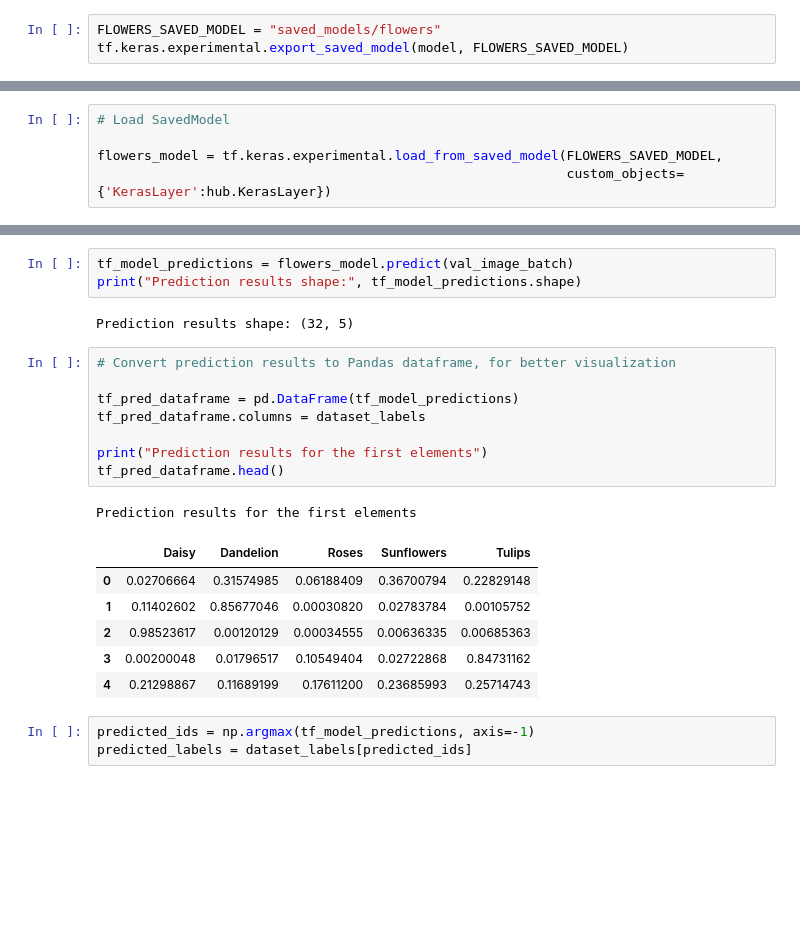
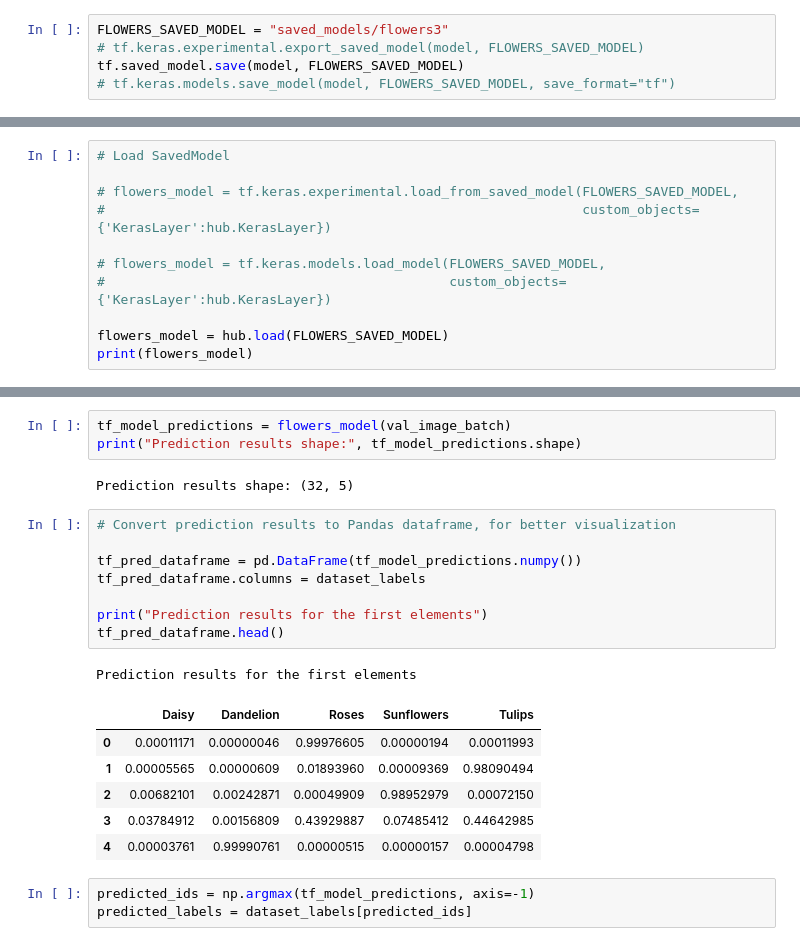
Before and after one commit to frogermcs/TFLite-Tester, a Jupyter notebook: notebooks/Testing_TFLite_model.ipynb, the cells around one changed output, grey strips where cells are left out. Drawn from its saved outputs; the diff is of its cells as text; blank space fills up the shorter version.

```diff
--- a/notebooks/Testing_TFLite_model.ipynb
+++ b/notebooks/Testing_TFLite_model.ipynb
@@ -241,6 +231,8 @@ plt.plot(hist["val_acc"])
 
 We'll save our model as TensorFlow SavedModel format. After that we'll do inference on reloaded model, so if you come with a model already trained, it'll be easier to inspect it.
 # %%
-FLOWERS_SAVED_MODEL = "saved_models/flowers"
-tf.keras.experimental.export_saved_model(model, FLOWERS_SAVED_MODEL)
+FLOWERS_SAVED_MODEL = "saved_models/flowers3"
+# tf.keras.experimental.export_saved_model(model, FLOWERS_SAVED_MODEL)
+tf.saved_model.save(model, FLOWERS_SAVED_MODEL)
+# tf.keras.models.save_model(model, FLOWERS_SAVED_MODEL, save_format="tf")
 # %% [output]
@@ -268,5 +251,11 @@ Let's load TensorFlow model from SavedModel format. Because we used custom layer
 # %%
 # Load SavedModel
 
-flowers_model = tf.keras.experimental.load_from_saved_model(FLOWERS_SAVED_MODEL,
-                                                            custom_objects={'KerasLayer':hub.KerasLayer})
+# flowers_model = tf.keras.experimental.load_from_saved_model(FLOWERS_SAVED_MODEL,
+#                                                             custom_objects={'KerasLayer':hub.KerasLayer})
+
+# flowers_model = tf.keras.models.load_model(FLOWERS_SAVED_MODEL,
+#                                            custom_objects={'KerasLayer':hub.KerasLayer})
+
+flowers_model = hub.load(FLOWERS_SAVED_MODEL)
+print(flowers_model)
@@ -286,26 +277,26 @@ Validation batch shape tells us that we have a batch of 32 images, with size and
 
 Let's calculate predictions for the entire batch.
 # %%
-tf_model_predictions = flowers_model.predict(val_image_batch)
+tf_model_predictions = flowers_model(val_image_batch)
 print("Prediction results shape:", tf_model_predictions.shape)
 # %% [output]
 Prediction results shape: (32, 5)
 # %%
 # Convert prediction results to Pandas dataframe, for better visualization
 
-tf_pred_dataframe = pd.DataFrame(tf_model_predictions)
+tf_pred_dataframe = pd.DataFrame(tf_model_predictions.numpy())
 tf_pred_dataframe.columns = dataset_labels
 
 print("Prediction results for the first elements")
 tf_pred_dataframe.head()
 # %% [output]
 Prediction results for the first elements
 |  | Daisy | Dandelion | Roses | Sunflowers | Tulips |
-| 0 | 0.02706664 | 0.31574985 | 0.06188409 | 0.36700794 | 0.22829148 |
-| 1 | 0.11402602 | 0.85677046 | 0.00030820 | 0.02783784 | 0.00105752 |
-| 2 | 0.98523617 | 0.00120129 | 0.00034555 | 0.00636335 | 0.00685363 |
-| 3 | 0.00200048 | 0.01796517 | 0.10549404 | 0.02722868 | 0.84731162 |
-| 4 | 0.21298867 | 0.11689199 | 0.17611200 | 0.23685993 | 0.25714743 |
+| 0 | 0.00011171 | 0.00000046 | 0.99976605 | 0.00000194 | 0.00011993 |
+| 1 | 0.00005565 | 0.00000609 | 0.01893960 | 0.00009369 | 0.98090494 |
+| 2 | 0.00682101 | 0.00242871 | 0.00049909 | 0.98952979 | 0.00072150 |
+| 3 | 0.03784912 | 0.00156809 | 0.43929887 | 0.07485412 | 0.44642985 |
+| 4 | 0.00003761 | 0.99990761 | 0.00000515 | 0.00000157 | 0.00004798 |
 # %%
 predicted_ids = np.argmax(tf_model_predictions, axis=-1)
 predicted_labels = dataset_labels[predicted_ids]
```
Also changed, not shown: parts of 25 cells of this notebook.
